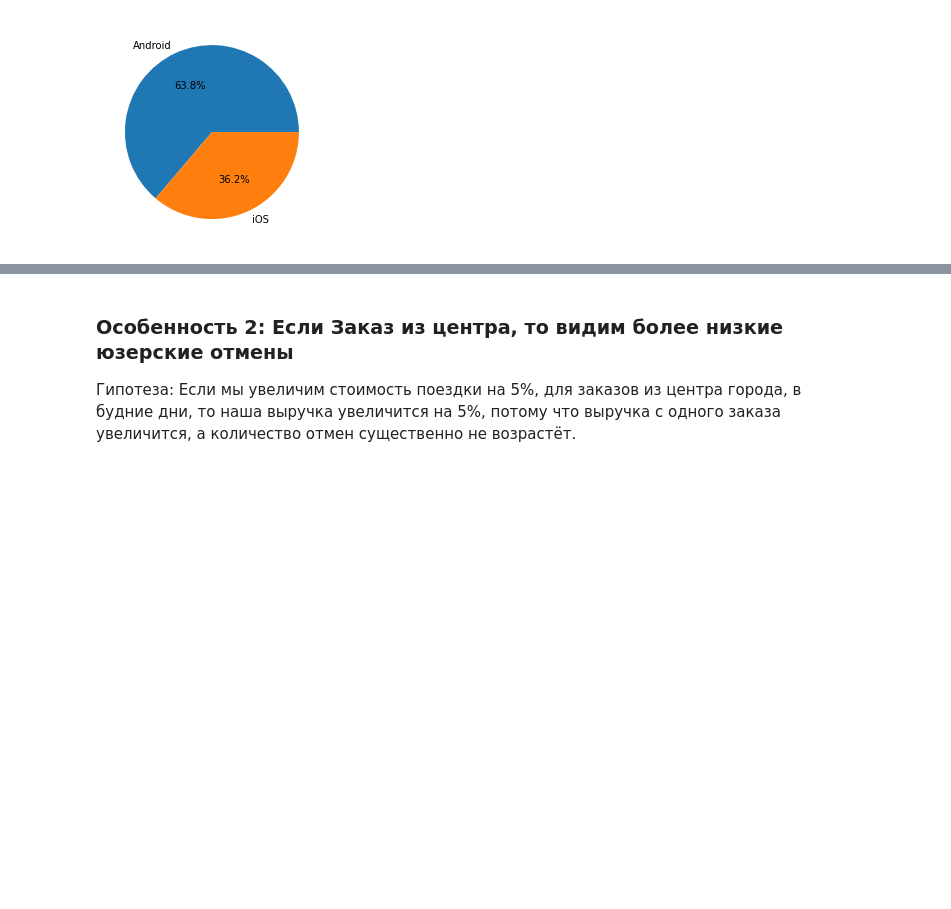
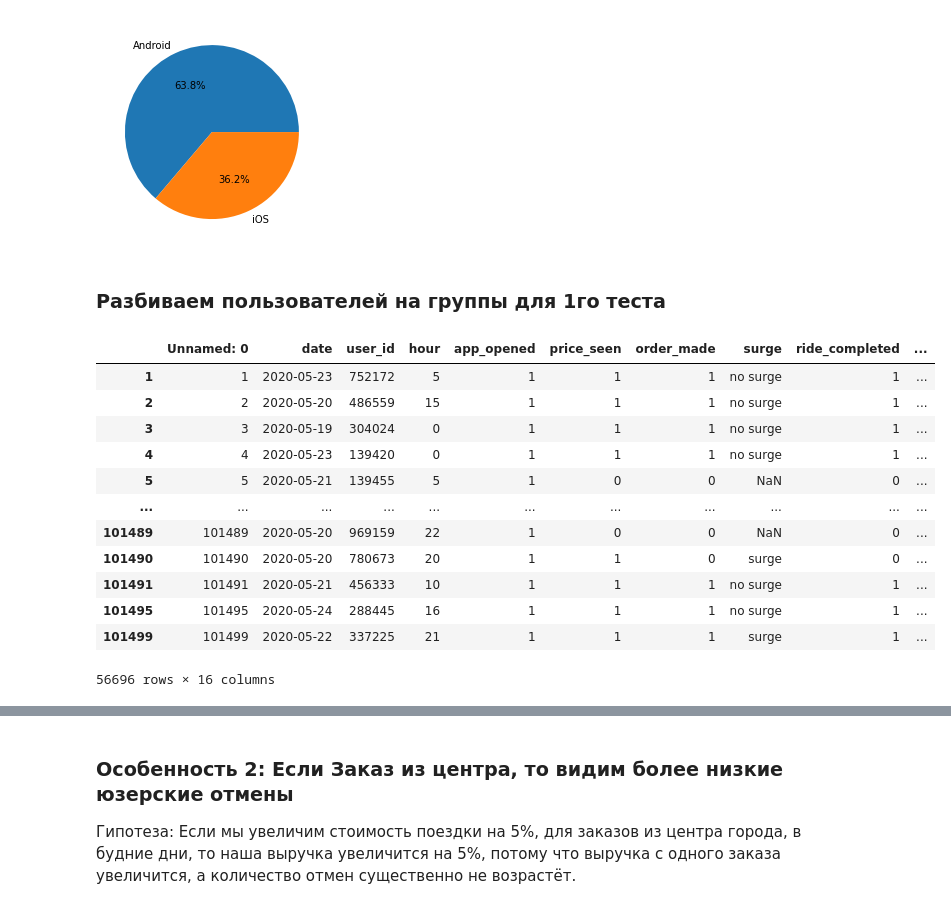
Before and after one commit to Alex-ander-Verte/Home_works_DAU-33, a Jupyter notebook: ABT-14/ABT-14, DAU-33, Вертелецкая, Home_work_4, AB_Split.ipynb, the cells around one changed output, grey strips where cells are left out. Saved outputs shown, nothing was run; the diff lists cells and outputs as text; code cells hidden in the pictures; blank space fills up the shorter version.

Commit message:
Add files via upload
Для каждой гипотезы добавила отдельное разделение на группы.

```diff
--- a/ABT-14/ABT-14, DAU-33, Вертелецкая, Home_work_4, AB_Split.ipynb
+++ b/ABT-14/ABT-14, DAU-33, Вертелецкая, Home_work_4, AB_Split.ipynb
@@ -117,3 +117,23 @@ plt.pie(df_os_cancel.user_id, labels=["Android", "iOS"], autopct="%1.1f%%")
  [Text(-0.2519571418896772, 0.5445342952016751, '63.8%'),
   Text(0.25195709090669566, -0.544534318791603, '36.2%')])
 [figure]
+# %% [markdown]
+### Разбиваем пользователей на группы для 1го теста
+# %%
+#фильтр для пользователей андроид
+df_android = df[df['os'] == 'Android']
+df_android
+# %% [output]
+|  | Unnamed: 0 | date | user_id | hour | app_opened | price_seen | order_made | surge | ride_completed | ... |
+| 1 | 1 | 2020-05-23 | 752172 | 5 | 1 | 1 | 1 | no surge | 1 | ... |
+| 2 | 2 | 2020-05-20 | 486559 | 15 | 1 | 1 | 1 | no surge | 1 | ... |
+| 3 | 3 | 2020-05-19 | 304024 | 0 | 1 | 1 | 1 | no surge | 1 | ... |
+| 4 | 4 | 2020-05-23 | 139420 | 0 | 1 | 1 | 1 | no surge | 1 | ... |
+| 5 | 5 | 2020-05-21 | 139455 | 5 | 1 | 0 | 0 | NaN | 0 | ... |
+| ... | ... | ... | ... | ... | ... | ... | ... | ... | ... | ... |
+| 101489 | 101489 | 2020-05-20 | 969159 | 22 | 1 | 0 | 0 | NaN | 0 | ... |
+| 101490 | 101490 | 2020-05-20 | 780673 | 20 | 1 | 1 | 0 | surge | 0 | ... |
+| 101491 | 101491 | 2020-05-21 | 456333 | 10 | 1 | 1 | 1 | no surge | 1 | ... |
+| 101495 | 101495 | 2020-05-24 | 288445 | 16 | 1 | 1 | 1 | no surge | 1 | ... |
+| 101499 | 101499 | 2020-05-22 | 337225 | 21 | 1 | 1 | 1 | surge | 1 | ... |
+56696 rows × 16 columns
```
Also changed, not shown: parts of 14 cells of this notebook.
